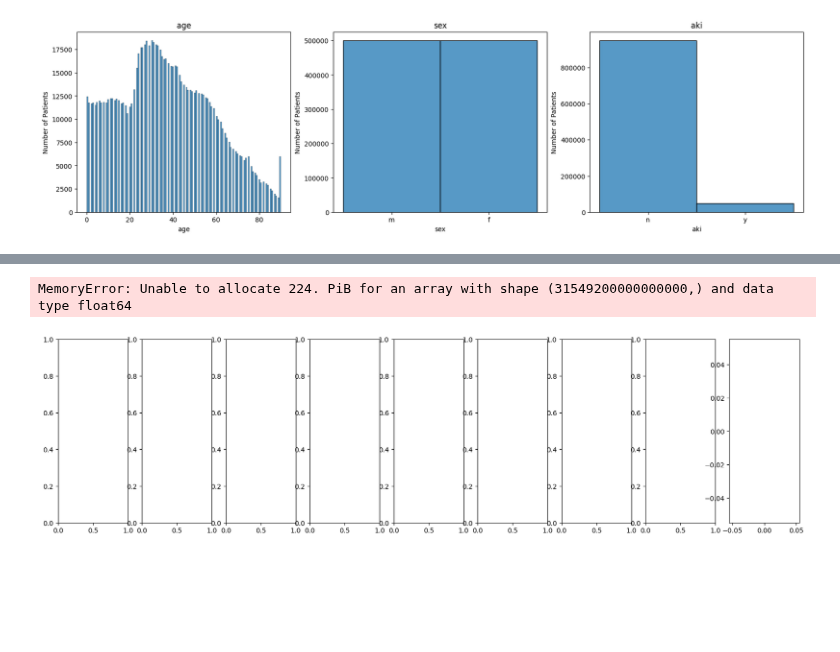
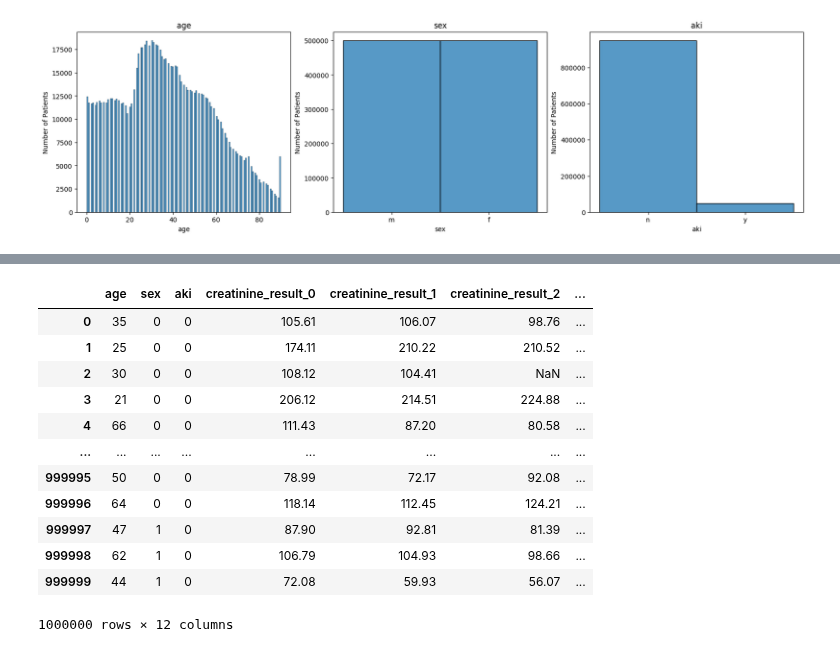
Before and after one commit to belfioreasia/aki-predictor, a Jupyter notebook: data_analysis.ipynb, the cells around one changed output, grey strips where cells are left out. Saved outputs shown, nothing was run; the diff lists cells and outputs as text; code cells hidden in the pictures; blank space fills up the shorter version.

```diff
--- a/data_analysis.ipynb
+++ b/data_analysis.ipynb
@@ -104,9 +101,19 @@ exams_time_difference
-# %%
-fig, axes = plt.subplots(figsize=(20,5), ncols=9)
-for col in exams_time_difference.columns:
-    sns.histplot(data=exams_time_difference, x=col, ax=axes[i])
-    axes[i].set_ylabel("Time Elapsed")
-    axes[i].set_title(f"{col}")
-# %% [output]
-MemoryError: Unable to allocate 224. PiB for an array with shape (31549200000000000,) and data type float64
-[figure, removed]
+# %%
+# 1.3 Map the aki and sex columns to binary
+train_data['aki'] = train_data['aki'].apply(to_binary)
+train_data['sex'] = train_data['sex'].apply(to_binary)
+train_data
+# %% [output]
+|  | age | sex | aki | creatinine_result_0 | creatinine_result_1 | creatinine_result_2 | ... |
+| 0 | 35 | 0 | 0 | 105.61 | 106.07 | 98.76 | ... |
+| 1 | 25 | 0 | 0 | 174.11 | 210.22 | 210.52 | ... |
+| 2 | 30 | 0 | 0 | 108.12 | 104.41 | NaN | ... |
+| 3 | 21 | 0 | 0 | 206.12 | 214.51 | 224.88 | ... |
+| 4 | 66 | 0 | 0 | 111.43 | 87.20 | 80.58 | ... |
+| ... | ... | ... | ... | ... | ... | ... | ... |
+| 999995 | 50 | 0 | 0 | 78.99 | 72.17 | 92.08 | ... |
+| 999996 | 64 | 0 | 0 | 118.14 | 112.45 | 124.21 | ... |
+| 999997 | 47 | 1 | 0 | 87.90 | 92.81 | 81.39 | ... |
+| 999998 | 62 | 1 | 0 | 106.79 | 104.93 | 98.66 | ... |
+| 999999 | 44 | 1 | 0 | 72.08 | 59.93 | 56.07 | ... |
+1000000 rows × 12 columns
```
Also changed, not shown: parts of 8 cells of this notebook, 8 other files.
